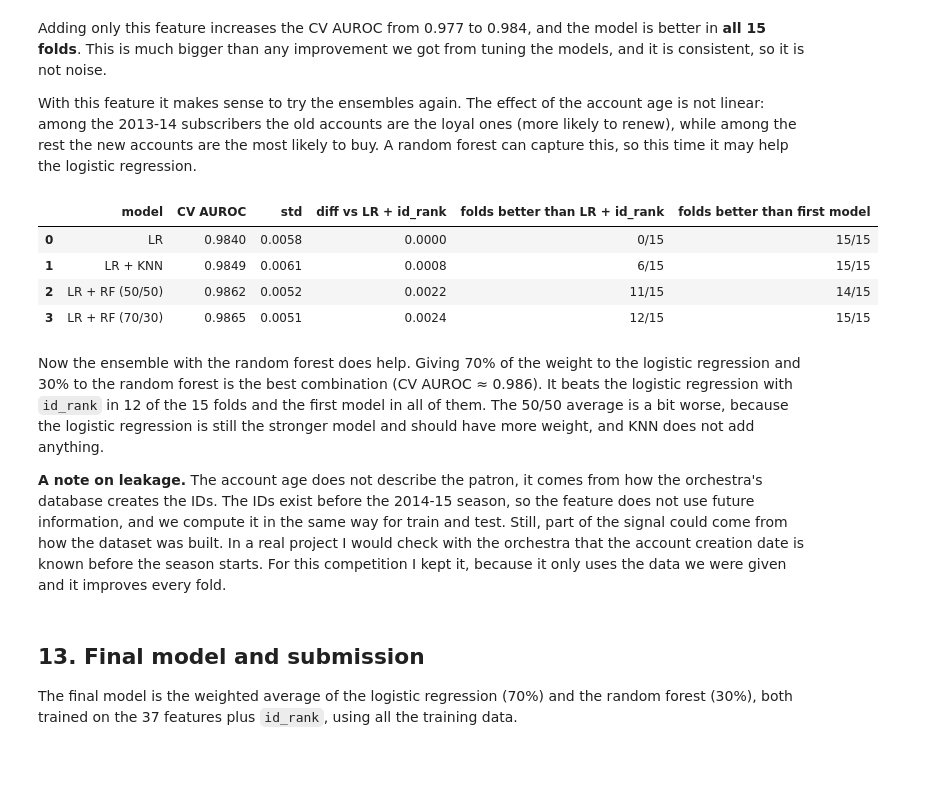
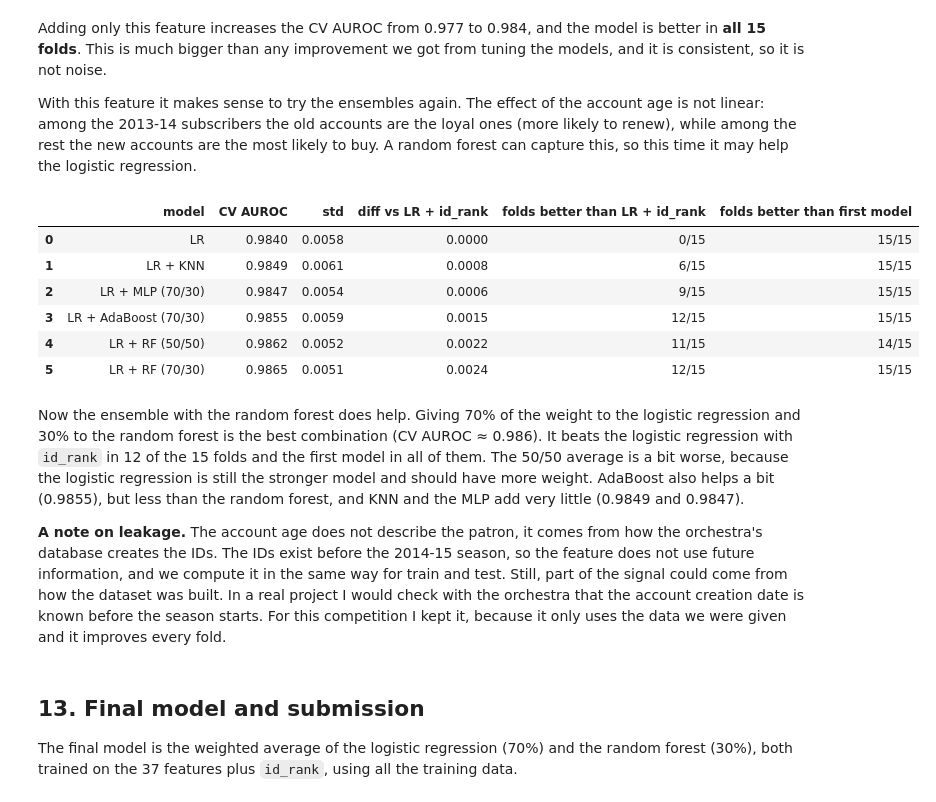
Before and after one commit to albertogomezsoteres/kaggle-classical-music-ml, a Jupyter notebook: notebooks/classical_music_ml.ipynb, the cells around one changed output. Cells and saved outputs as stored; diff of their text form; code cells hidden in the pictures; blank space fills up the shorter version.

Commit message:
Add simple baseline, class weights, boosting and MLP to the model comparison

```diff
--- a/notebooks/classical_music_ml.ipynb
+++ b/notebooks/classical_music_ml.ipynb
@@ -680,0 +748,12 @@ The SVC is the weakest of the four models (~0.955 at best) and it gets worse whe
+# %%
+gb_results = []
+
+# For gradient boosting we keep the trees small and use subsampling, two of the ways from class to reduce overfitting
+for lr in [0.05, 0.1]:
+    for depth in [2, 3]:
+        model = GradientBoostingClassifier(n_estimators=200, learning_rate=lr, max_depth=depth, subsample=0.8, random_state=0)
+        aucs = cv_auroc(model, X, y)
+        gb_results.append({'learning_rate': lr, 'max_depth': depth, 'CV AUROC': aucs.mean(), 'std': aucs.std()})
+
+gb_results = pd.DataFrame(gb_results).round(4)
+gb_results
@@ -680,0 +772,12 @@ The SVC is the weakest of the four models (~0.955 at best) and it gets worse whe
+# %%
+mlp_results = []
+
+# We try a few small architectures and two values of the L2 penalty
+for layers in [(20,), (50,), (100, 50)]:
+    for alpha in [1.0, 10.0]:
+        model = make_pipeline(StandardScaler(), MLPClassifier(hidden_layer_sizes=layers, alpha=alpha, max_iter=1000, random_state=0))
+        aucs = cv_auroc(model, X, y)
+        mlp_results.append({'hidden_layer_sizes': layers, 'alpha': alpha, 'CV AUROC': aucs.mean(), 'std': aucs.std()})
+
+mlp_results = pd.DataFrame(mlp_results).round(4)
+mlp_results.pivot(index='hidden_layer_sizes', columns='alpha', values='CV AUROC')
@@ -714,12 +848,10 @@ Here I try to combine models by averaging their predicted probabilities. The ide
 
 To compare them fairly, we get the predictions of each model on the same CV folds and then average them. Since all the models use the same 15 folds, we can also count in how many folds the ensemble beats the logistic regression alone. This tells us if an improvement is consistent or just noise.
 # %%
-base = {
-    'LR': best_models['Logistic Regression (C=1)'],
-    'RF': best_models['Random Forest (min_samples_leaf=10)'],
-    'KNN': best_models['KNN (n_neighbors=800)'],
-}
-combinations = {'LR': ['LR'], 'LR + KNN': ['LR', 'KNN'], 'LR + RF': ['LR', 'RF'], 'LR + RF + KNN': ['LR', 'RF', 'KNN']}
+# We combine the logistic regression with the best model of each other type (bagging, boosting, neighbors and neural network)
+base = {name: best_models[name] for name in ['LR', 'RF', 'KNN', 'AdaBoost', 'MLP']}
+combinations = {'LR': ['LR'], 'LR + KNN': ['LR', 'KNN'], 'LR + RF': ['LR', 'RF'], 'LR + AdaBoost': ['LR', 'AdaBoost'],
+                'LR + MLP': ['LR', 'MLP'], 'LR + RF + KNN': ['LR', 'RF', 'KNN']}
 ens_aucs = {name: [] for name in combinations}
 
 cv = RepeatedStratifiedKFold(n_splits=5, n_repeats=3, random_state=0)
@@ -927,46 +1061,51 @@ base_id = {
     'LR': make_pipeline(StandardScaler(), LogisticRegression(C=1, max_iter=5000)),
     'RF': RandomForestClassifier(n_estimators=800, min_samples_leaf=10, max_features='sqrt', n_jobs=-1, random_state=0),
     'KNN': make_pipeline(StandardScaler(), KNeighborsClassifier(n_neighbors=800)),
+    'AdaBoost': AdaBoostClassifier(n_estimators=ada_n, learning_rate=ada_lr, random_state=0),
+    'MLP': make_pipeline(StandardScaler(), MLPClassifier(hidden_layer_sizes=mlp_layers, alpha=mlp_alpha, max_iter=1000, random_state=0)),
 }
 
 # Weight of each model in the average
-combinations = {'LR': {'LR': 1}, 'LR + KNN': {'LR': 0.5, 'KNN': 0.5}, 'LR + RF (50/50)': {'LR': 0.5, 'RF': 0.5},
+combinations = {'LR': {'LR': 1}, 'LR + KNN': {'LR': 0.5, 'KNN': 0.5}, 'LR + MLP (70/30)': {'LR': 0.7, 'MLP': 0.3},
+                'LR + AdaBoost (70/30)': {'LR': 0.7, 'AdaBoost': 0.3}, 'LR + RF (50/50)': {'LR': 0.5, 'RF': 0.5},
                 'LR + RF (70/30)': {'LR': 0.7, 'RF': 0.3}}
 ens_aucs_id = {name: [] for name in combinations}
 
 cv = RepeatedStratifiedKFold(n_splits=5, n_repeats=3, random_state=0)
 for train_index, val_index in cv.split(X_id, y):
 
     # First we fit each model on the training folds and get its probabilities for the validation fold
     probs = {}
     for name, model in base_id.items():
         model.fit(X_id.iloc[train_index], y[train_index])
         probs[name] = model.predict_proba(X_id.iloc[val_index])[:, 1]
 
     # Then we calculate the weighted average of each combination and its AUROC
     for name, weights in combinations.items():
         avg_probs = sum(w * probs[m] for m, w in weights.items())
         ens_aucs_id[name].append(roc_auc_score(y[val_index], avg_probs))
 
 # Finally we compare each combination with the logistic regression with id_rank, and with the first model
 lr_id_aucs = np.array(ens_aucs_id['LR'])
 ensemble_table_id = []
 for name, aucs in ens_aucs_id.items():
     aucs = np.array(aucs)
     ensemble_table_id.append({'model': name, 'CV AUROC': aucs.mean(), 'std': aucs.std(),
                               'diff vs LR + id_rank': (aucs - lr_id_aucs).mean(),
                               'folds better than LR + id_rank': '{}/15'.format(np.sum(aucs > lr_id_aucs)),
                               'folds better than first model': '{}/15'.format(np.sum(aucs > aucs_base))})
 
 pd.DataFrame(ensemble_table_id).round(4)
 # %% [output]
 |  | model | CV AUROC | std | diff vs LR + id_rank | folds better than LR + id_rank | folds better than first model |
 | 0 | LR | 0.9840 | 0.0058 | 0.0000 | 0/15 | 15/15 |
 | 1 | LR + KNN | 0.9849 | 0.0061 | 0.0008 | 6/15 | 15/15 |
-| 2 | LR + RF (50/50) | 0.9862 | 0.0052 | 0.0022 | 11/15 | 14/15 |
-| 3 | LR + RF (70/30) | 0.9865 | 0.0051 | 0.0024 | 12/15 | 15/15 |
+| 2 | LR + MLP (70/30) | 0.9847 | 0.0054 | 0.0006 | 9/15 | 15/15 |
+| 3 | LR + AdaBoost (70/30) | 0.9855 | 0.0059 | 0.0015 | 12/15 | 15/15 |
+| 4 | LR + RF (50/50) | 0.9862 | 0.0052 | 0.0022 | 11/15 | 14/15 |
+| 5 | LR + RF (70/30) | 0.9865 | 0.0051 | 0.0024 | 12/15 | 15/15 |
 # %% [markdown]
-Now the ensemble with the random forest does help. Giving 70% of the weight to the logistic regression and 30% to the random forest is the best combination (CV AUROC ≈ 0.986). It beats the logistic regression with `id_rank` in 12 of the 15 folds and the first model in all of them. The 50/50 average is a bit worse, because the logistic regression is still the stronger model and should have more weight, and KNN does not add anything.
+Now the ensemble with the random forest does help. Giving 70% of the weight to the logistic regression and 30% to the random forest is the best combination (CV AUROC ≈ 0.986). It beats the logistic regression with `id_rank` in 12 of the 15 folds and the first model in all of them. The 50/50 average is a bit worse, because the logistic regression is still the stronger model and should have more weight. AdaBoost also helps a bit (0.9855), but less than the random forest, and KNN and the MLP add very little (0.9849 and 0.9847).
 
 **A note on leakage.** The account age does not describe the patron, it comes from how the orchestra's database creates the IDs. The IDs exist before the 2014-15 season, so the feature does not use future information, and we compute it in the same way for train and test. Still, part of the signal could come from how the dataset was built. In a real project I would check with the orchestra that the account creation date is known before the season starts. For this competition I kept it, because it only uses the data we were given and it improves every fold.
 # %% [markdown]
```
Also changed, not shown: parts of 26 cells of this notebook, 1 other file.
